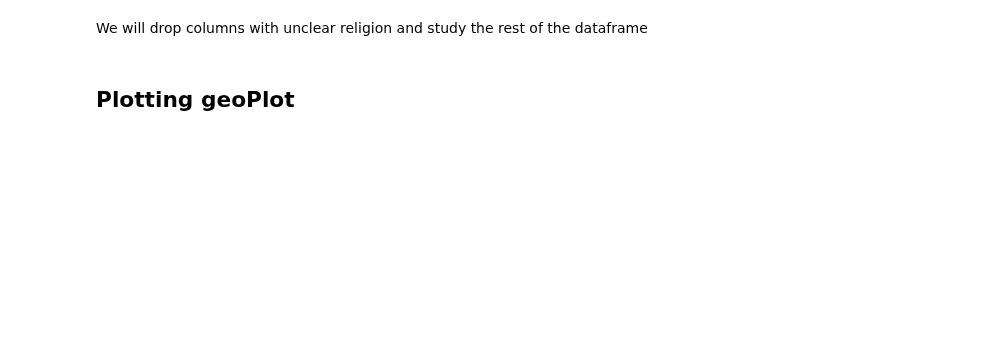
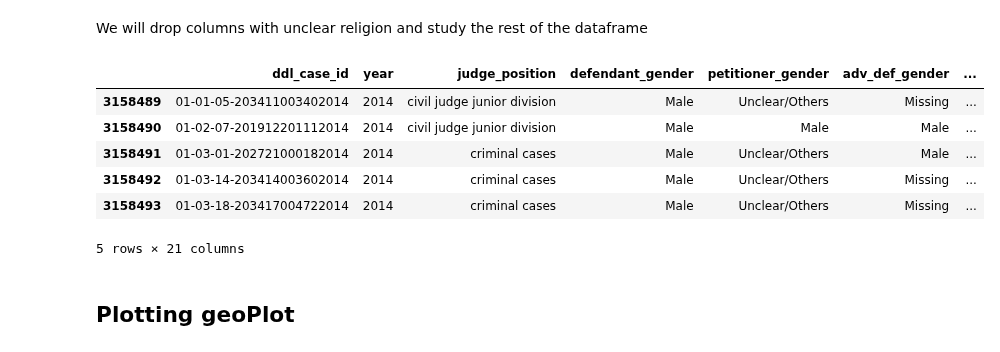
Before and after one commit to ujjwal-shekhar/Indian-Judicial-System-PreCog, a Jupyter notebook: data-visualizer-precog.ipynb, the cells around one changed output. Saved outputs shown, nothing was run; the diff lists cells and outputs as text; code cells hidden in the pictures; blank space fills up the shorter version.

```diff
--- a/data-visualizer-precog.ipynb
+++ b/data-visualizer-precog.ipynb
@@ -1182,3 +1191,14 @@ df3.head()
+# %%
+df = df[~(df['act_religion']=='Unclear')]
+df.head()
+# %% [output]
+|  | ddl_case_id | year | judge_position | defendant_gender | petitioner_gender | adv_def_gender | ... |
+| 3158489 | 01-01-05-203411003402014 | 2014 | civil judge junior division | Male | Unclear/Others | Missing | ... |
+| 3158490 | 01-02-07-201912201112014 | 2014 | civil judge junior division | Male | Male | Male | ... |
+| 3158491 | 01-03-01-202721000182014 | 2014 | criminal cases | Male | Unclear/Others | Male | ... |
+| 3158492 | 01-03-14-203414003602014 | 2014 | criminal cases | Male | Unclear/Others | Missing | ... |
+| 3158493 | 01-03-18-203417004722014 | 2014 | criminal cases | Male | Unclear/Others | Missing | ... |
+5 rows × 21 columns
 # %% [markdown]
 ## Plotting geoPlot
 # %%
```
Also changed, not shown: parts of 45 cells of this notebook.
